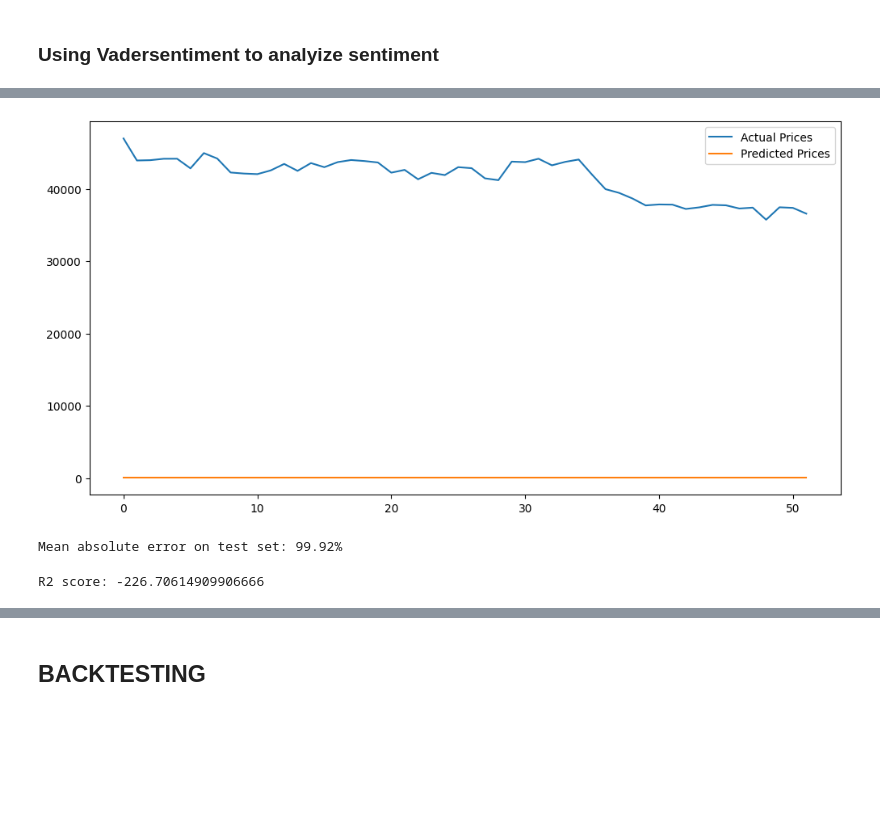
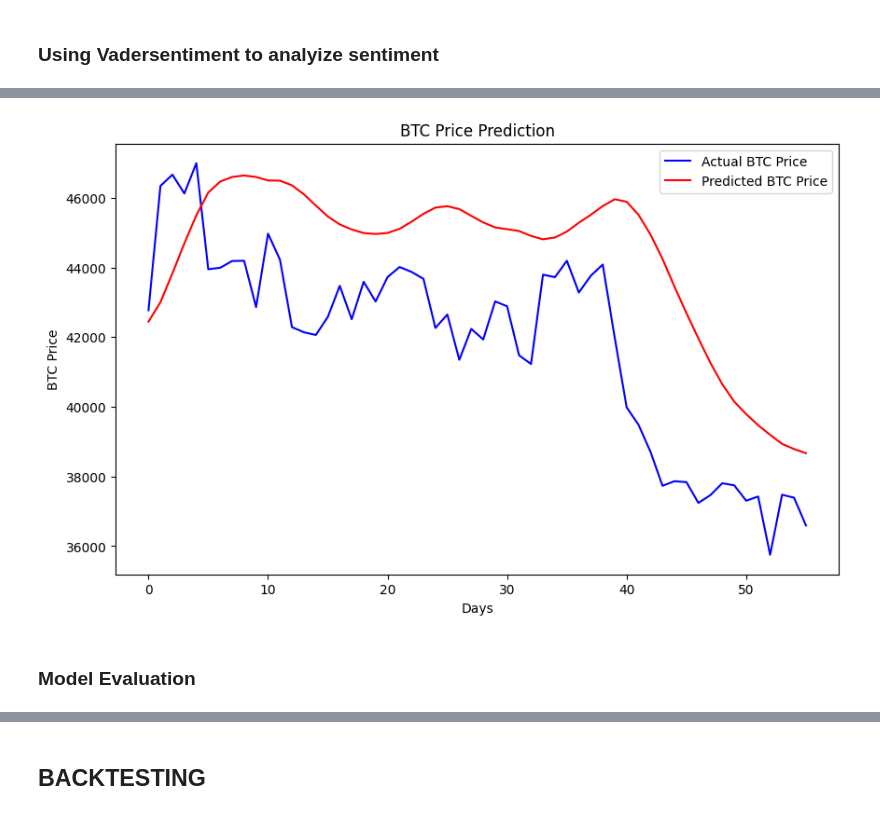
Before and after one commit to stealth44/market_automation, a Jupyter notebook: market_automate.ipynb, the cells around one changed output, grey strips where cells are left out. Drawn from its saved outputs; the diff is of its cells as text; code cells hidden in the pictures; blank space fills up the shorter version.

Commit message:
final commit (retraining the lstm model and evaluating the model)

```diff
--- a/market_automate.ipynb
+++ b/market_automate.ipynb
@@ -397,22 +418,8 @@ array([60808.42, 59224.58, 57909.03, 57340.77, 57712.59, 58047.86,
 # %%
 # Build the LSTM model
 model = Sequential()
-
-#First Layer
-model.add(LSTM(units=50, return_sequences=True, input_shape=(x_train.shape[1], 1)))
+model.add(LSTM(units=50, return_sequences=True, input_shape=(X_train.shape[1], X_train.shape[2])))
 model.add(Dropout(0.2))
-
-#Second Layer
-model.add(LSTM(units=60, return_sequences=True))
-model.add(Dropout(0.3))
-
-#Third Layer
-model.add(LSTM(units=80, return_sequences=True))
-model.add(Dropout(0.4))
-
-
-model.add(LSTM(units=100, return_sequences=False))
-model.add(Dropout(0.5))
-
-model.add(Dense(units=1))
-model.compile(optimizer='adam', loss='mean_squared_error')
+model.add(LSTM(units=50, return_sequences=False))
+model.add(Dropout(0.2))
+model.add(Dense(units=1))  # Output layer
@@ -443,4 +453,6 @@ Model: "sequential_3"
 # %%
 # Train the model
-model.fit(X_train, y_train, epochs=50, batch_size=64, validation_data=(X_test, y_test))
+early_stop = EarlyStopping(monitor='val_loss', patience=10, restore_best_weights=True)
+
+model.fit(X_train, y_train, epochs=100, batch_size=32, validation_data=(X_test, y_test), callbacks=[early_stop])
 # %% [output]
@@ -482,4 +479,4 @@ past_100_days
 # %%
-# Predict future prices
-predicted_price = model.predict(X_test)
+# Make predictions
+predictions = model.predict(X_test)
 # %% [output]
@@ -529,0 +504,4 @@ array([2.67500197e-05, 2.67524815e-05, 2.70427996e-05, 2.80078310e-05,
+# %%
+# Inverse transform the predictions and actual values to original scale
+predictions = scaler.inverse_transform(np.concatenate((predictions, X_test[:, -1, 1:]), axis=1))[:, 0]
+y_test_original = scaler.inverse_transform(np.concatenate((y_test.reshape(-1, 1), X_test[:, -1, 1:]), axis=1))[:, 0]
@@ -530,33 +538,15 @@ array([2.67500197e-05, 2.67524815e-05, 2.70427996e-05, 2.80078310e-05,
 # %%
-# Visualize the results
+# Plot the results - The actual and predicted BTC prices are plotted for comparison
 import matplotlib.pyplot as plt
-plt.figure(figsize = (12,6))
-plt.plot(y_test, label='Actual Prices')
-plt.plot(predicted_price, label='Predicted Prices')
+plt.figure(figsize=(10, 6))
+plt.plot(y_test_original, color='blue', label='Actual BTC Price')
+plt.plot(predictions, color='red', label='Predicted BTC Price')
+plt.title('BTC Price Prediction')
+plt.xlabel('Days')
+plt.ylabel('BTC Price')
 plt.legend()
 plt.show()
 # %% [output]
-[figure, old version]
+[figure, new version]
-# %%
-from sklearn.metrics import mean_absolute_error
-
-mae = mean_absolute_error(y_test, predicted_price)
-mae_percentage = (mae / np.mean(y_test)) * 100
-print("Mean absolute error on test set: {:.2f}%".format(mae_percentage))
-# %% [output]
-Mean absolute error on test set: 99.92%
-# %%
-from sklearn.metrics import r2_score
-
-# Actual values
-actual = y_test
-
-# Predicted values
-predicted =predicted_price
-
-# Calculate the R2 score
-r2 = r2_score(actual, predicted)
-
-print("R2 score:", r2)
-# %% [output]
-R2 score: -226.70614909906666
+# %% [markdown]
+### Model Evaluation
```
Also changed, not shown: parts of 76 cells of this notebook, 1 other file.
